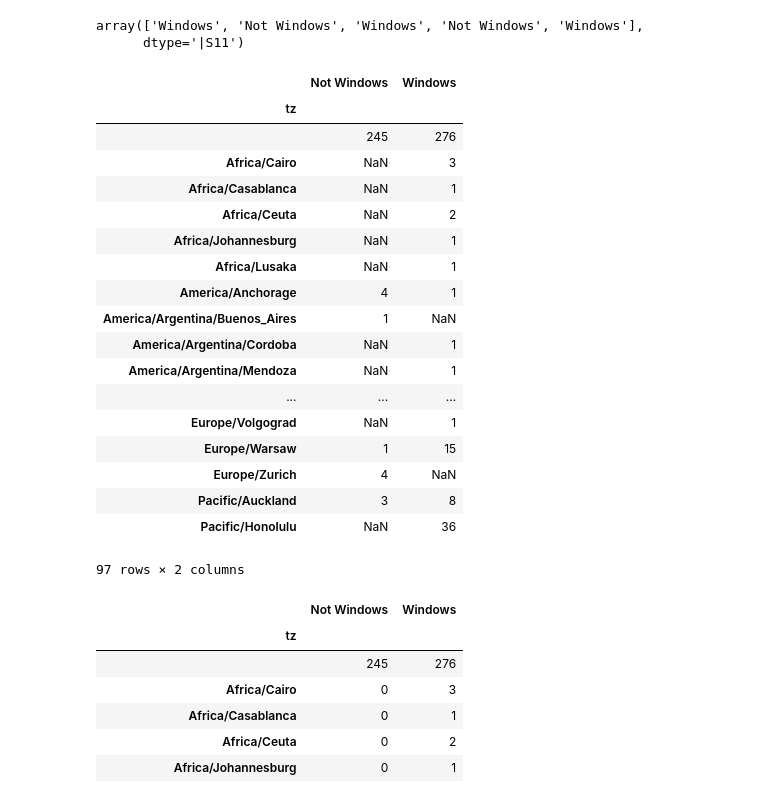
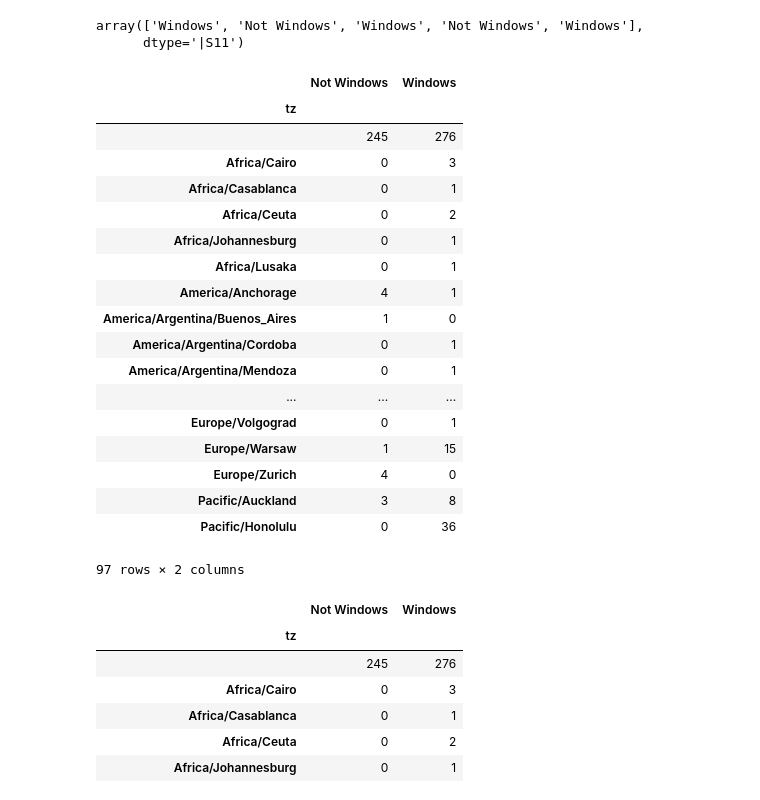
Before and after one commit to kamidox/pydata-book, a Jupyter notebook: ch02.ipynb, the cells around one changed output. Drawn from its saved outputs; the diff is of its cells as text; code cells hidden in the pictures.

```diff
--- a/ch02.ipynb
+++ b/ch02.ipynb
@@ -276,26 +276,26 @@ array(['Windows', 'Not Windows', 'Windows', 'Not Windows', 'Windows'],
       dtype='|S11')
 # %%
 by_tz_os = cframe.groupby(['tz', operating_system])
-by_tz_os.size().unstack()
+by_tz_os.size().unstack().fillna(0)
 # %% [output]
 |  | Not Windows | Windows |
 | tz |  |  |
 |  | 245 | 276 |
-| Africa/Cairo | NaN | 3 |
-| Africa/Casablanca | NaN | 1 |
-| Africa/Ceuta | NaN | 2 |
-| Africa/Johannesburg | NaN | 1 |
-| Africa/Lusaka | NaN | 1 |
+| Africa/Cairo | 0 | 3 |
+| Africa/Casablanca | 0 | 1 |
+| Africa/Ceuta | 0 | 2 |
+| Africa/Johannesburg | 0 | 1 |
+| Africa/Lusaka | 0 | 1 |
 | America/Anchorage | 4 | 1 |
-| America/Argentina/Buenos_Aires | 1 | NaN |
-| America/Argentina/Cordoba | NaN | 1 |
-| America/Argentina/Mendoza | NaN | 1 |
+| America/Argentina/Buenos_Aires | 1 | 0 |
+| America/Argentina/Cordoba | 0 | 1 |
+| America/Argentina/Mendoza | 0 | 1 |
 | ... | ... | ... |
-| Europe/Volgograd | NaN | 1 |
+| Europe/Volgograd | 0 | 1 |
 | Europe/Warsaw | 1 | 15 |
-| Europe/Zurich | 4 | NaN |
+| Europe/Zurich | 4 | 0 |
 | Pacific/Auckland | 3 | 8 |
-| Pacific/Honolulu | NaN | 36 |
+| Pacific/Honolulu | 0 | 36 |
 97 rows × 2 columns
 # %%
 agg_counts = by_tz_os.size().unstack().fillna(0)
```
Also changed, not shown: parts of 57 cells of this notebook.
